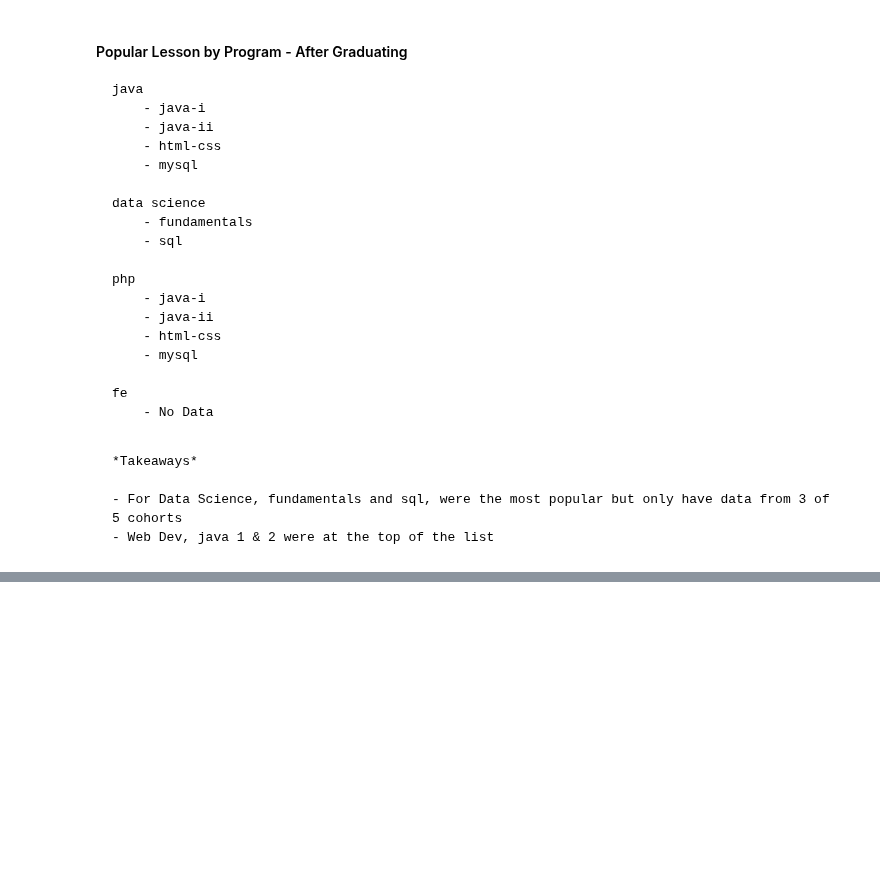
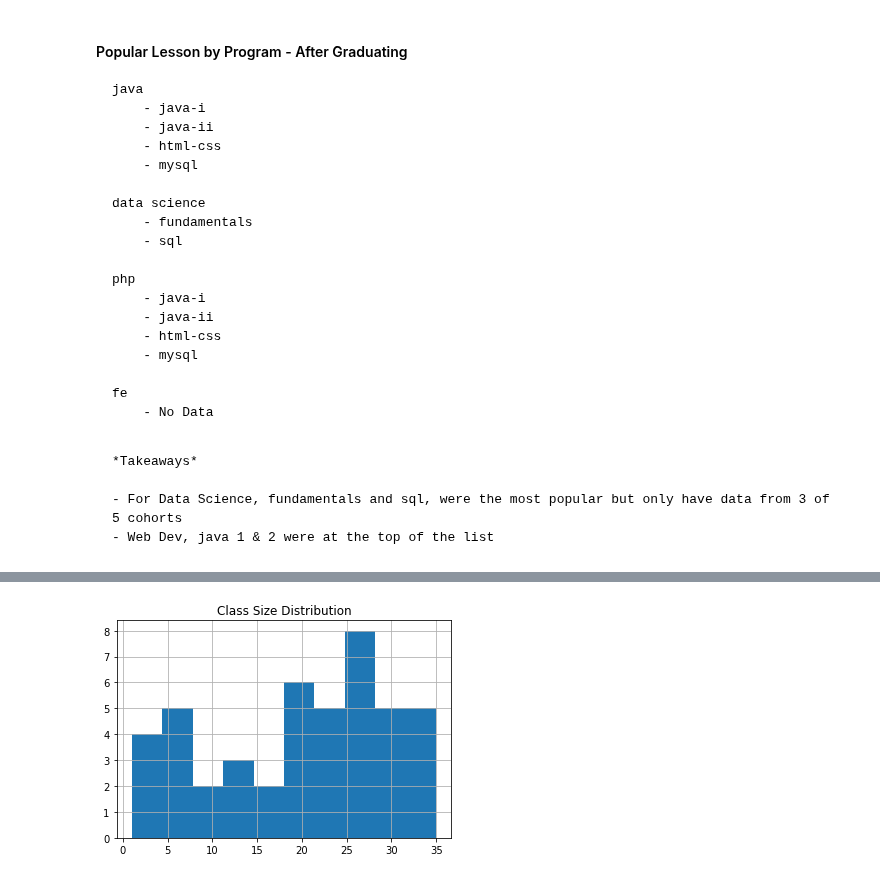
Before and after one commit to joshuamchavez2/Anomaly-Detection-Project, a Jupyter notebook: final.ipynb, the cells around one changed output, grey strips where cells are left out. Drawn from its saved outputs; the diff is of its cells as text; code cells hidden in the pictures; blank space fills up the shorter version.

```diff
--- a/final.ipynb
+++ b/final.ipynb
@@ -92,0 +105,2 @@
+# %%
+df = wrangle()
@@ -92,0 +189,6 @@
+# %%
+cohort_df.class_size.hist()
+plt.title("Class Size Distribution")
+plt.show()
+# %% [output]
+[figure, added]
```
Also changed, not shown: parts of 18 cells of this notebook, 4 other files.
